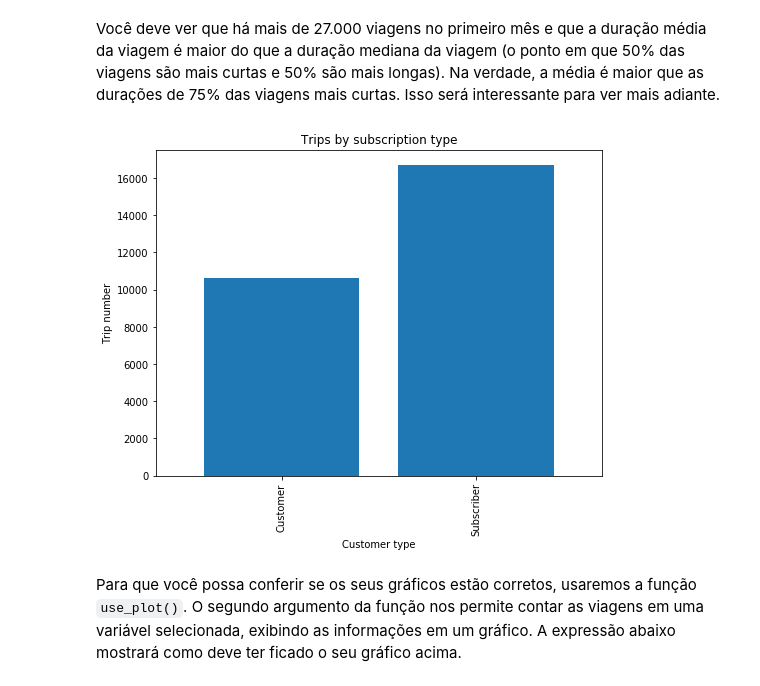
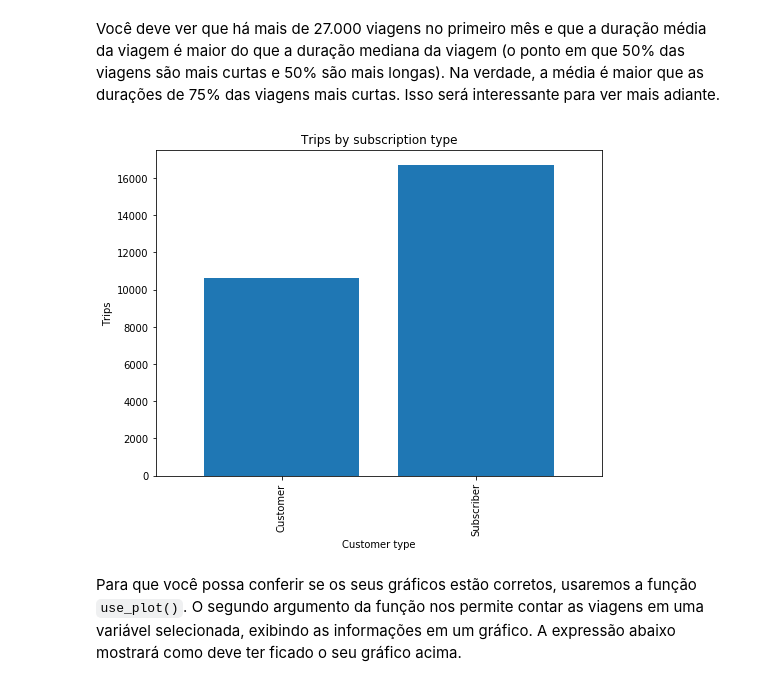
Before and after one commit to jpventura/BikeShareAnalysis, a Jupyter notebook: Analise_Bay_Area_Bike_Share-NDFDSI.ipynb, the cells around one changed output. Saved outputs shown, nothing was run; the diff lists cells and outputs as text; code cells hidden in the pictures.

Commit message:
:construction: Bar plots

```diff
--- a/Analise_Bay_Area_Bike_Share-NDFDSI.ipynb
+++ b/Analise_Bay_Area_Bike_Share-NDFDSI.ipynb
@@ -272,8 +272,6 @@ array([  6.81666667,  10.71666667,  17.28333333])
 Você deve ver que há mais de 27.000 viagens no primeiro mês e que a duração média da viagem é maior do que a duração mediana da viagem (o ponto em que 50% das viagens são mais curtas e 50% são mais longas). Na verdade, a média é maior que as durações de 75% das viagens mais curtas. Isso será interessante para ver mais adiante.
 # %%
 def plot_subscription_type(pathname):
-    trip_data = pd.read_csv(pathname)
-
     subscription_data = trip_data.groupby('subscription_type')[['duration']].count();
 
     subscription_data.plot(kind='bar', legend=False, width=0.8, figsize=(8, 6))
@@ -282,17 +280,29 @@ def plot_subscription_type(pathname):
     plt.xlabel('Customer type')
     plt.ylabel('Trips')
 
-def plot_trip(pathname):
-    trip_data = pd.read_csv(pathname)
+def plot_trip(trip_data):
     trip_data['duration'].hist(figsize=(8, 6))
 
     plt.title('Trips by duration')
     plt.ylabel('Trips')
     plt.xlabel('Duration')
     plt.show()
+
+def plot_short_trip(trip_data, bins=None):
+    short_trip_data = trip_data[trip_data['duration'] < 60]
+
+    if bins:
+        short_trip_data['duration'].hist(bins=bins, figsize=(8, 6))
+    else:
+        short_trip_data['duration'].hist(figsize=(8, 6))
+
+    plt.title('Trips by duration')
+    plt.ylabel('Trips')
+    plt.xlabel('Duration')
+    plt.show()
-# %%
-plot_subscription_type('data/201309_trip_summary.csv')
-# %% [output]
-[figure, removed]
+# %%
+plot_subscription_type(trip_data)
+# %% [output]
+[figure, added]
 # %% [markdown]
 Para que você possa conferir se os seus gráficos estão corretos, usaremos a função `use_plot()`. O segundo argumento da função nos permite contar as viagens em uma variável selecionada, exibindo as informações em um gráfico. A expressão abaixo mostrará como deve ter ficado o seu gráfico acima.
```
Also changed, not shown: parts of 11 cells of this notebook.
